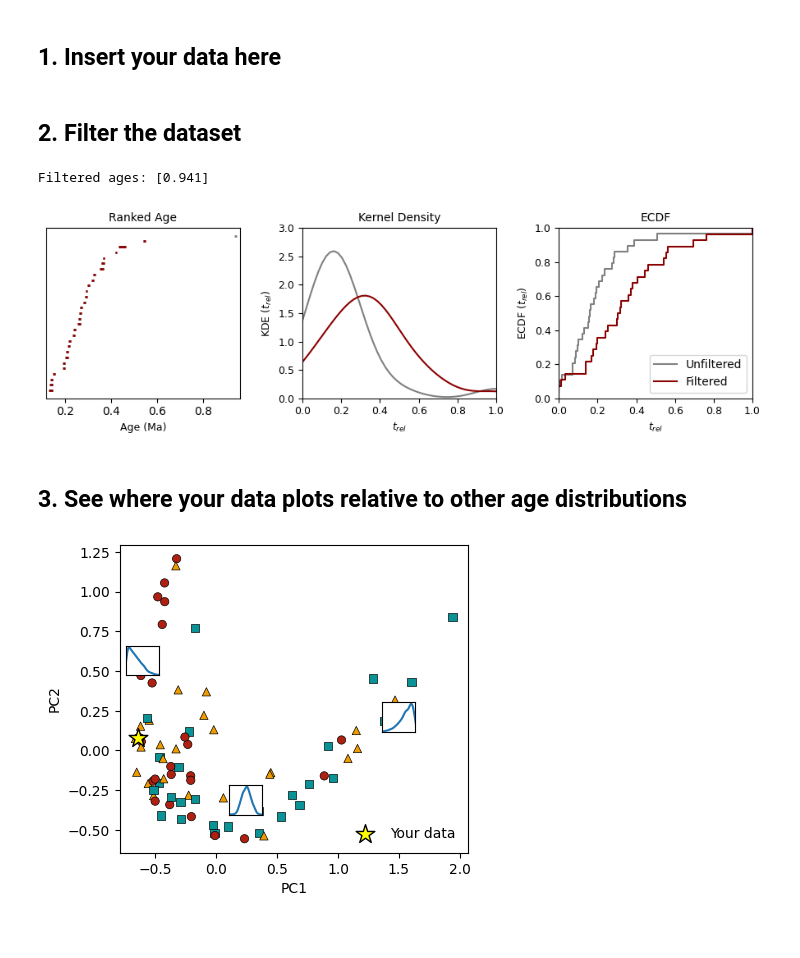
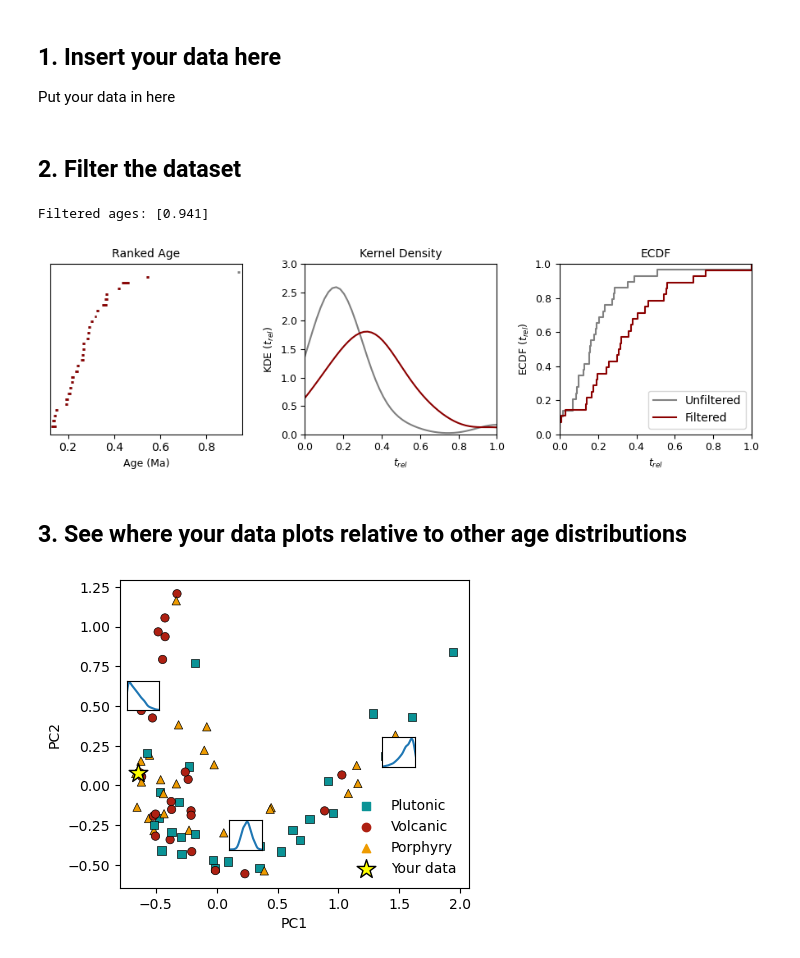
Before and after one commit to ChetanNathwani/zircon_age_spectra, a Jupyter notebook: scripts/zircon_age_spectra_binder.ipynb, the cells around one changed output. Drawn from its saved outputs; the diff is of its cells as text; code cells hidden in the pictures.

```diff
--- a/scripts/zircon_age_spectra_binder.ipynb
+++ b/scripts/zircon_age_spectra_binder.ipynb
@@ -22,6 +22,8 @@ np.random.seed(0) # Set seed
 pd.options.mode.chained_assignment = None  # default='warn'
 # %% [markdown]
 ## 1. Insert your data here
+
+Put your data in here
 # %%
 # Insert ages here - demo data from Szymanowski et al. (2023)
 ages = [0.151, 0.284, 0.293, 0.195, 0.237, 0.21 , 0.367, 0.546, 0.941,
@@ -71,7 +73,7 @@ axs[2].step(geochron.ecdf(ages_fil)[0], geochron.ecdf(ages_fil)[1], where = 'pos
 axs[0].set_xlabel('Age (Ma)', fontsize = 9)
 
 axs[0].set_yticks([])
-axs[0].set_xlim(np.min(ages)-0.02,np.max(ages)+0.02)
+axs[0].set_xlim(np.min(ages)-np.max(unc),np.max(ages)+np.max(unc))
 
 
 axs[1].set_ylabel('KDE ($t_{rel}$)', fontsize = 9)
@@ -101,7 +103,7 @@ plt.tight_layout()
 plt.show()
 # %% [output]
 Filtered ages: [0.941]
-[figure, old version]
+[figure, new version]
 # %% [markdown]
 ## 3. See where your data plots relative to other age distributions
 # %%
@@ -113,7 +115,7 @@ shapes = ['s','o','^']
 pca_W2_data = geochron.generate_pca_scores()
 
 sb.scatterplot(x=pca_W2_data['PC1'],y=pca_W2_data['PC2'],hue = pca_W2_data['Type'], style = pca_W2_data['Type'], markers = shapes,
-              edgecolor = 'black', palette = colors, ax = axs, legend = False)
+              edgecolor = 'black', palette = colors, ax = axs, legend = True)
 
 axs.set_xlabel('PC1')
 axs.set_ylabel('PC2')
@@ -132,31 +134,31 @@ for skew in example_skews:
     x = x - min(x)      #Shift the set so the minimum value is equal to zero.
     x = x / max(x)      #Standadize all the vlues between 0 and 1.
     x = x * maxValue         #Multiply the standardized values by the maximum value.
 
     with warnings.catch_warnings():
         warnings.simplefilter("ignore")
         pc1, pc2 = geochron.calc_W_PCA(x, np.ones(len(x)))
 
     ax = inset_axes(axs, "100%", "100%",
                     bbox_to_anchor=(pc1-(size_x/2), pc2-(size_y/2), size_x, size_y),
                     bbox_transform=axs.transData, loc="center")
 
     sb.kdeplot(x, ax = ax)
     ax.get_xaxis().set_visible(False)
     ax.get_yaxis().set_visible(False)
     ax.set_xlim([0,1])
 
 x = np.linspace(0,1,10000)
 
 ax.get_xaxis().set_visible(False)
 ax.get_yaxis().set_visible(False)
 
 pc1, pc2 = geochron.calc_W_PCA(ages_fil, unc_fil)
 
 axs.scatter(pc1, pc2, s = 200, color = 'yellow', marker = '*', edgecolor = 'black', label = 'Your data')
 
 legend = axs.legend(loc = 4, frameon = False)
 plt.rcParams['svg.fonttype'] = 'none'
 plt.show()
 # %% [output]
-[figure, old version]
+[figure, new version]
```
Also changed, not shown: 3 other files.
